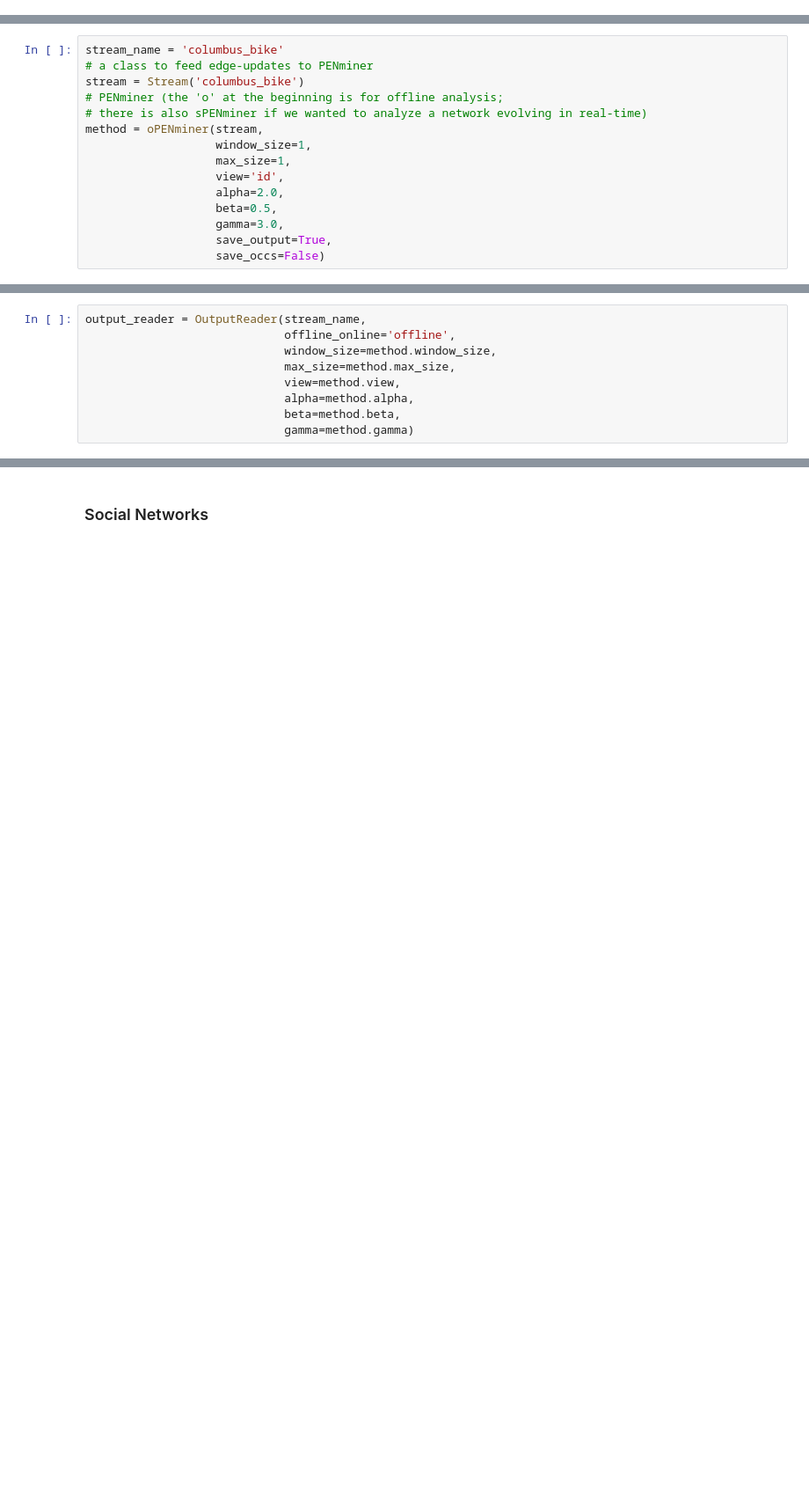
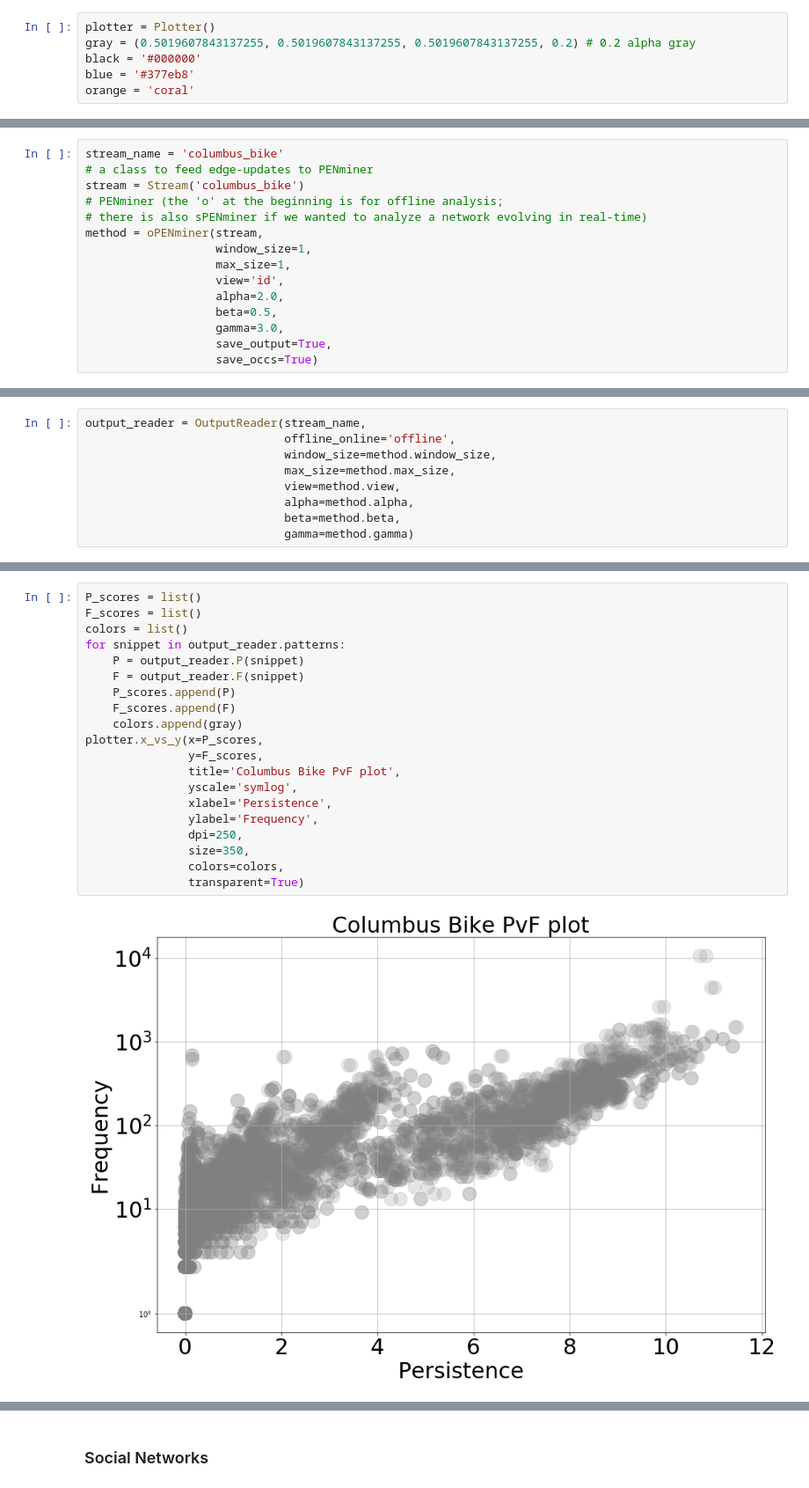
Before and after one commit to SSDS-Croatia/SSDS-2020, a Jupyter notebook: Day-4/Hands-on/persistence_evolving_networks/notebooks/Day-4-Persistence-Evolving-Networks.ipynb, the cells around one changed output, grey strips where cells are left out. Shown at 88% size. Saved outputs shown, nothing was run; the diff lists cells and outputs as text; blank space fills up the shorter version.

Commit message:
reorg of plots

```diff
--- a/Day-4/Hands-on/persistence_evolving_networks/notebooks/Day-4-Persistence-Evolving-Networks.ipynb
+++ b/Day-4/Hands-on/persistence_evolving_networks/notebooks/Day-4-Persistence-Evolving-Networks.ipynb
@@ -26,3 +24,9 @@ plotter = Plotter()
+# %%
+plotter = Plotter()
+gray = (0.5019607843137255, 0.5019607843137255, 0.5019607843137255, 0.2) # 0.2 alpha gray
+black = '#000000'
+blue = '#377eb8'
+orange = 'coral'
 # %% [markdown]
 ### Transportation Networks
 
@@ -46,7 +50,7 @@ method = oPENminer(stream,
                    beta=0.5,
                    gamma=3.0,
                    save_output=True,
-                   save_occs=False)
+                   save_occs=True)
 # %% [markdown]
 Now let's run PENminer to compute the frequency and persistence of each snippet.
 # %%
@@ -69,0 +91,22 @@ sorts of timelines each region corresponds to.
+# %%
+P_scores = list()
+F_scores = list()
+colors = list()
+for snippet in output_reader.patterns:
+    P = output_reader.P(snippet)
+    F = output_reader.F(snippet)
+    P_scores.append(P)
+    F_scores.append(F)
+    colors.append(gray)
+plotter.x_vs_y(x=P_scores,
+               y=F_scores,
+               title='Columbus Bike PvF plot',
+               yscale='symlog',
+               xlabel='Persistence',
+               ylabel='Frequency',
+               dpi=250,
+               size=350,
+               colors=colors,
+               transparent=True)
+# %% [output]
+[figure, added]
```
Also changed, not shown: parts of 33 cells of this notebook, 1 other file.
